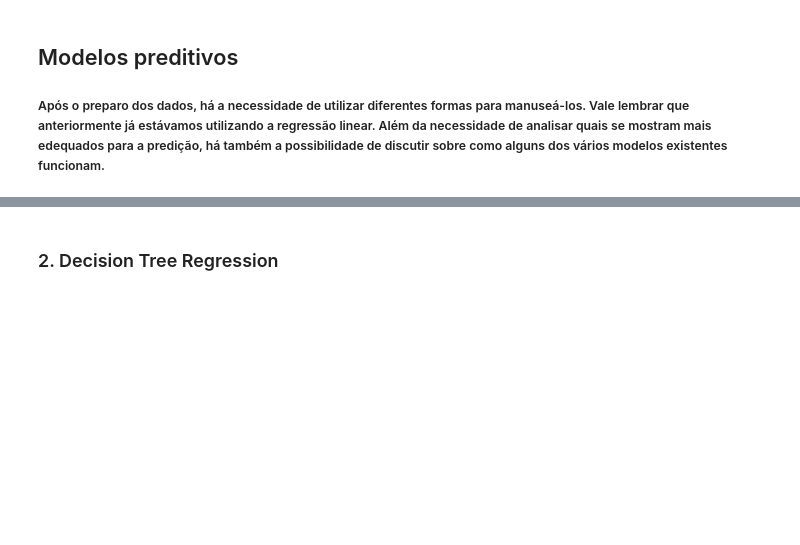
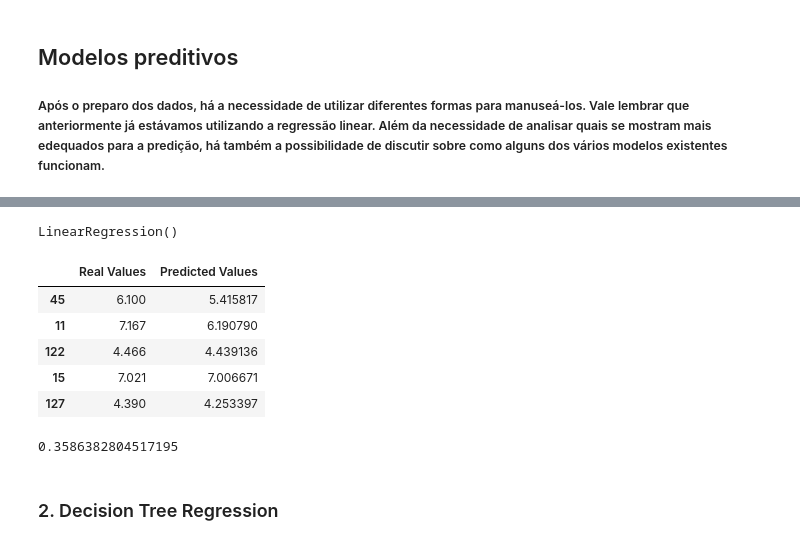
Before and after one commit to brigidolivia/Projeto2_CienciaDados, a Jupyter notebook: P2_Cdados.ipynb, the cells around one changed output, grey strips where cells are left out. Drawn from its saved outputs; the diff is of its cells as text; code cells hidden in the pictures; blank space fills up the shorter version.

```diff
--- a/P2_Cdados.ipynb
+++ b/P2_Cdados.ipynb
@@ -310,3 +355,27 @@ data19.loc[[134],:]
+# %%
+from sklearn.linear_model import LinearRegression
+regressor = LinearRegression()
+regressor.fit(X_train, y_train)
+# %% [output]
+LinearRegression()
+# %%
+y_pred = regressor.predict(X_test)
+# %%
+df_Linear = pd.DataFrame({'Real Values':y_test, 'Predicted Values':y_pred})
+df_Linear.head()
+# %% [output]
+|  | Real Values | Predicted Values |
+| 45 | 6.100 | 5.415817 |
+| 11 | 7.167 | 6.190790 |
+| 122 | 4.466 | 4.439136 |
+| 15 | 7.021 | 7.006671 |
+| 127 | 4.390 | 4.253397 |
+# %%
+from sklearn.metrics import r2_score
+Rsqrt_Linear = r2_score(y_test, y_pred)
+Rsqrt_Linear
+# %% [output]
+0.3586382804517195
 # %% [markdown]
 ### 2. Decision Tree Regression
 # %% [markdown]
```
Also changed, not shown: parts of 9 cells of this notebook.
